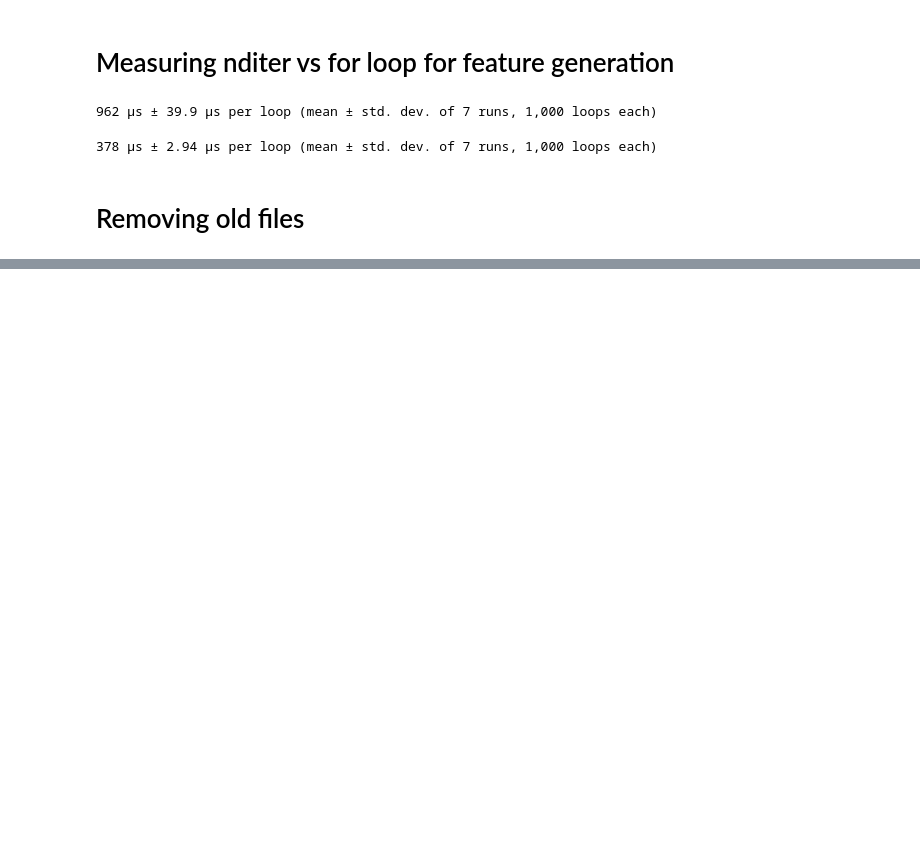
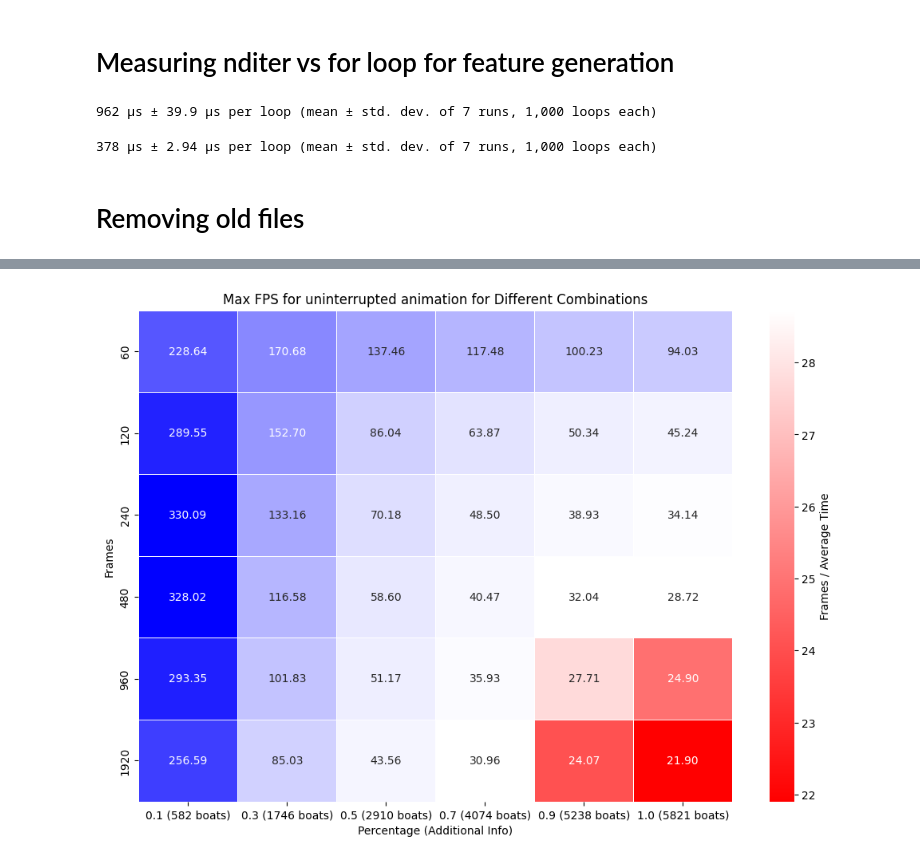
Before and after one commit to amanzer/QGIS-MobilityDB, a Jupyter notebook: experiment9_sql_optimization/matrix_code_optimizations.ipynb, the cells around one changed output, grey strips where cells are left out. Cells and saved outputs as stored; diff of their text form; code cells hidden in the pictures; blank space fills up the shorter version.

```diff
--- a/experiment9_sql_optimization/matrix_code_optimizations.ipynb
+++ b/experiment9_sql_optimization/matrix_code_optimizations.ipynb
@@ -167,7 +151,7 @@ y_min = -90
 x_max = 180
 y_max = 90
 
-start_frame= 240
+start_frame= 0
 end_frame = 479
 
 arguments = [start_frame, end_frame, PERCENTAGE_OF_OBJECTS, x_min, y_min, x_max, y_max]
@@ -409,4 +392,0 @@ Time to fetch tpoints : 2.7915709018707275 s
-# %%
-%%timeit
-i=3
-rows[i][0].values()
@@ -885,0 +1586,32 @@ os.makedirs(directory_path)
+# %%
+fps_values = {key: key[0] / value for key, value in avg_data.items()}
+
+
+df_frames_per_value = pd.DataFrame.from_dict(fps_values, orient='index', columns=['Frames_per_Value'])
+df_frames_per_value.index = pd.MultiIndex.from_tuples(df_frames_per_value.index, names=['Frames', 'Percentage'])
+
+df_frames_per_value_unstacked = df_frames_per_value.unstack(level=-1)
+df_frames_per_value_unstacked.columns = [f"{col} ({number_of_objects[col]} boats)" for col in df_frames_per_value_unstacked.columns.droplevel(0)]
+
+# for values below 30
+colors_below_30 = ["red", "white"]
+cmap_below_30 = LinearSegmentedColormap.from_list("Below30Colormap", colors_below_30)
+
+# above 30
+colors_above_30 = ["white", "blue"]
+cmap_above_30 = LinearSegmentedColormap.from_list("Above30Colormap", colors_above_30)
+
+# Create a mask for values below and above 30
+mask_below_30 = df_frames_per_value_unstacked >= 30
+mask_above_30 = df_frames_per_value_unstacked < 30
+
+# Plot the heatmap with inverted color gradient for values below 30
+plt.figure(figsize=(12, 8))
+sns.heatmap(df_frames_per_value_unstacked, annot=True, cmap=cmap_below_30, fmt=".2f", cbar_kws={'label': 'Frames / Average Time'}, mask=mask_below_30, linewidths=.5)
+sns.heatmap(df_frames_per_value_unstacked, annot=True, cmap=cmap_above_30, fmt=".2f", cbar=False, mask=mask_above_30, linewidths=.5)
+plt.title('Max FPS for uninterrupted animation for Different Combinations')
+plt.xlabel('Percentage (Additional Info)')
+plt.ylabel('Frames')
+plt.show()
+# %% [output]
+[figure, added]
```
Also changed, not shown: parts of 52 cells of this notebook, 3 other files.
